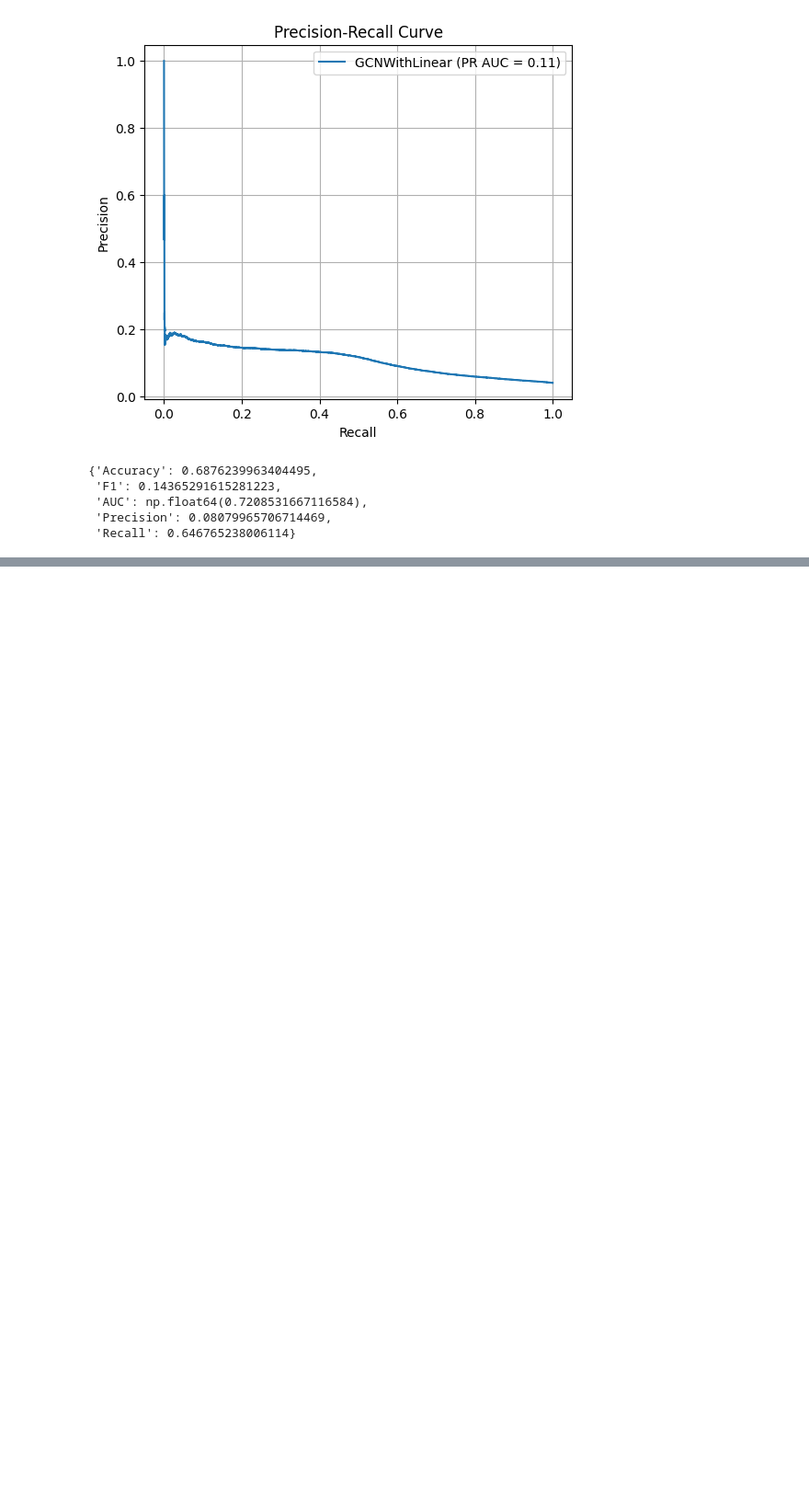
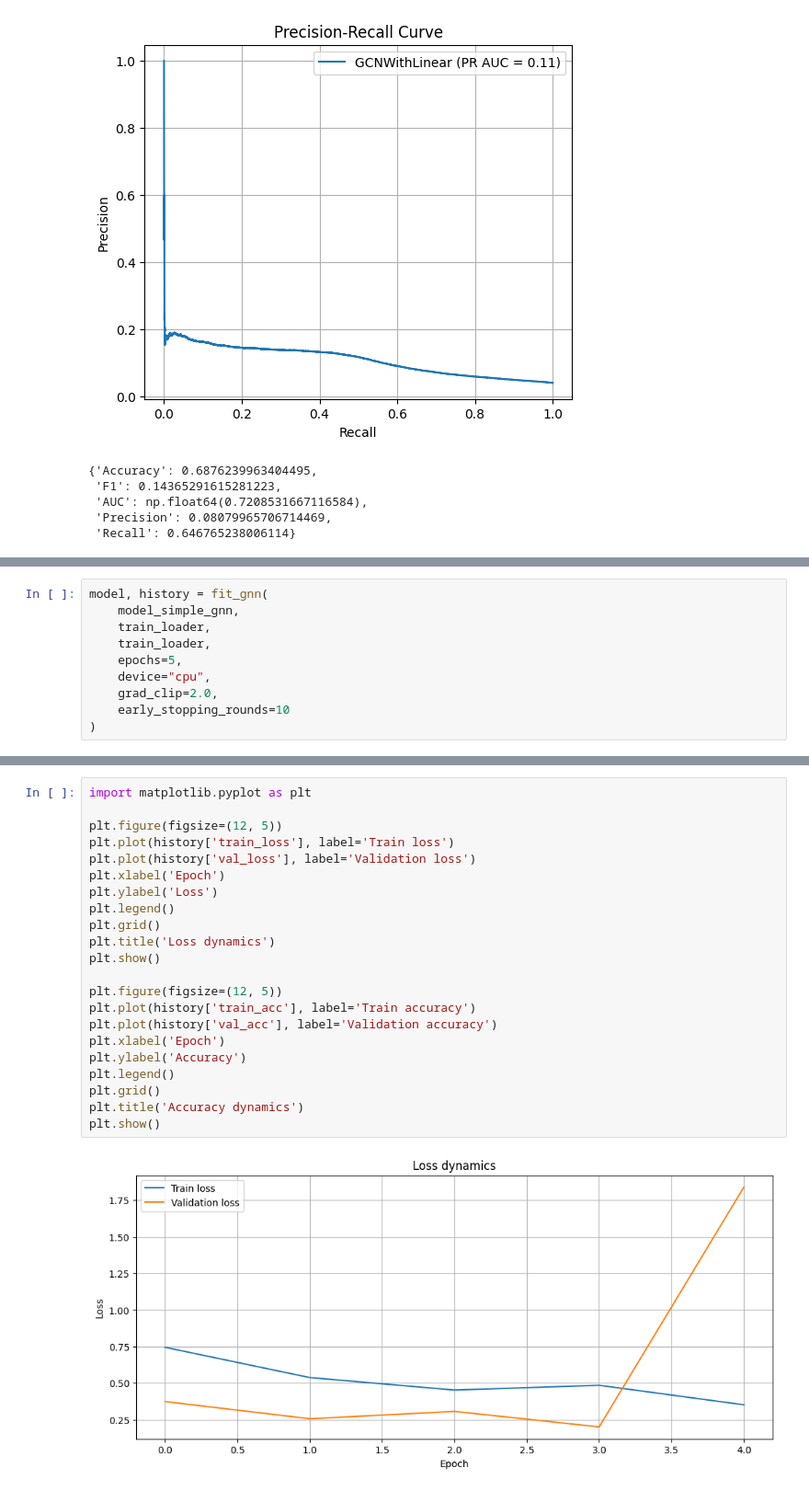
Before and after one commit to pese-git/mfdp-fin-fraud-detection, a Jupyter notebook: model/graph.ipynb, the cells around one changed output, grey strips where cells are left out. Shown at 92% size. Cells and saved outputs as stored; diff of their text form; blank space fills up the shorter version.

```diff
--- a/model/graph.ipynb
+++ b/model/graph.ipynb
@@ -424,0 +567,10 @@ evaluate(model=model_linear_gnn, loader=train_loader, name="GCNWithLinear")
+# %%
+model, history = fit_gnn(
+    model_simple_gnn,
+    train_loader,
+    train_loader,
+    epochs=5,
+    device="cpu",
+    grad_clip=2.0,
+    early_stopping_rounds=10
+)
@@ -424,0 +583,24 @@ evaluate(model=model_linear_gnn, loader=train_loader, name="GCNWithLinear")
+# %%
+import matplotlib.pyplot as plt
+
+plt.figure(figsize=(12, 5))
+plt.plot(history['train_loss'], label='Train loss')
+plt.plot(history['val_loss'], label='Validation loss')
+plt.xlabel('Epoch')
+plt.ylabel('Loss')
+plt.legend()
+plt.grid()
+plt.title('Loss dynamics')
+plt.show()
+
+plt.figure(figsize=(12, 5))
+plt.plot(history['train_acc'], label='Train accuracy')
+plt.plot(history['val_acc'], label='Validation accuracy')
+plt.xlabel('Epoch')
+plt.ylabel('Accuracy')
+plt.legend()
+plt.grid()
+plt.title('Accuracy dynamics')
+plt.show()
+# %% [output]
+[figure, added]
```
Also changed, not shown: parts of 6 cells of this notebook.
